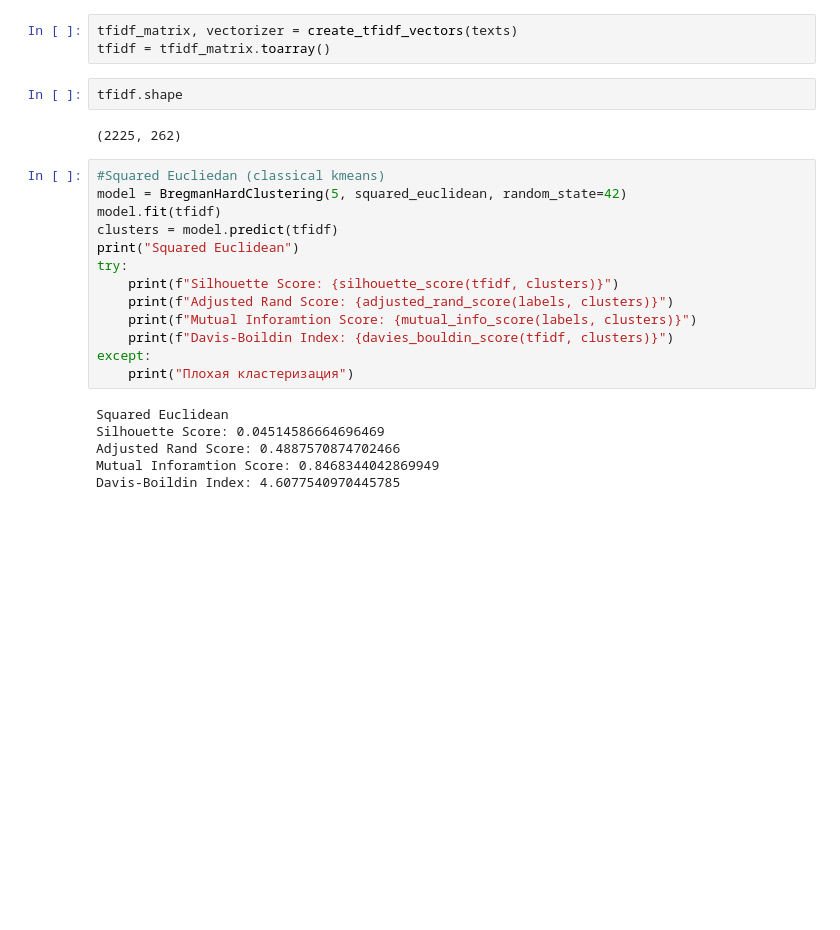
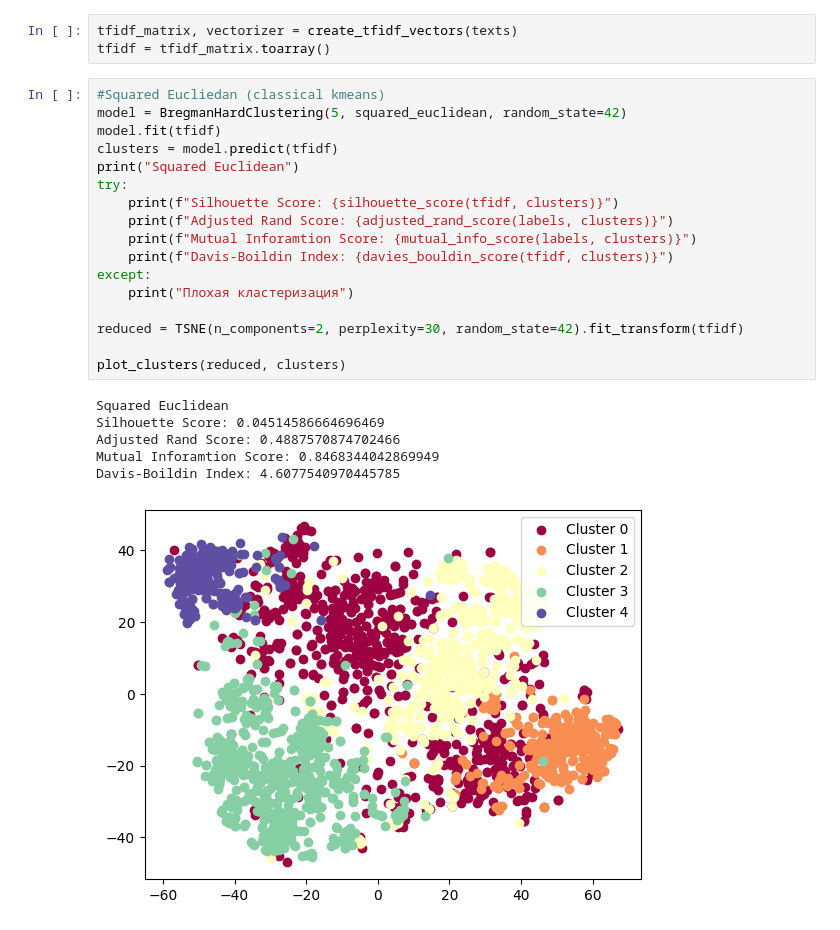
Before and after one commit to teydea/Bregman-clustering, a Jupyter notebook: text_cluster.ipynb, the cells around one changed output. Saved outputs shown, nothing was run; the diff lists cells and outputs as text; blank space fills up the shorter version.

```diff
--- a/text_cluster.ipynb
+++ b/text_cluster.ipynb
@@ -109,29 +111,30 @@ def create_tfidf_vectors(texts, max_features=None, min_df=.1, max_df=.85, ngram_
 # %%
 tfidf_matrix, vectorizer = create_tfidf_vectors(texts)
 tfidf = tfidf_matrix.toarray()
-# %%
-tfidf.shape
-# %% [output]
-(2225, 262)
 # %%
 #Squared Eucliedan (classical kmeans)
 model = BregmanHardClustering(5, squared_euclidean, random_state=42)
 model.fit(tfidf)
 clusters = model.predict(tfidf)
 print("Squared Euclidean")
 try:
     print(f"Silhouette Score: {silhouette_score(tfidf, clusters)}")
     print(f"Adjusted Rand Score: {adjusted_rand_score(labels, clusters)}")
     print(f"Mutual Inforamtion Score: {mutual_info_score(labels, clusters)}")
     print(f"Davis-Boildin Index: {davies_bouldin_score(tfidf, clusters)}")
 except:
     print("Плохая кластеризация")
+
+reduced = TSNE(n_components=2, perplexity=30, random_state=42).fit_transform(tfidf)
+
+plot_clusters(reduced, clusters)
 # %% [output]
 Squared Euclidean
 Silhouette Score: 0.04514586664696469
 Adjusted Rand Score: 0.4887570874702466
 Mutual Inforamtion Score: 0.8468344042869949
 Davis-Boildin Index: 4.6077540970445785
+[figure, added]
 # %%
 #KL-divergence
 tfidf_smoothed = tfidf + 1e-8
```
Also changed, not shown: parts of 4 cells of this notebook.
